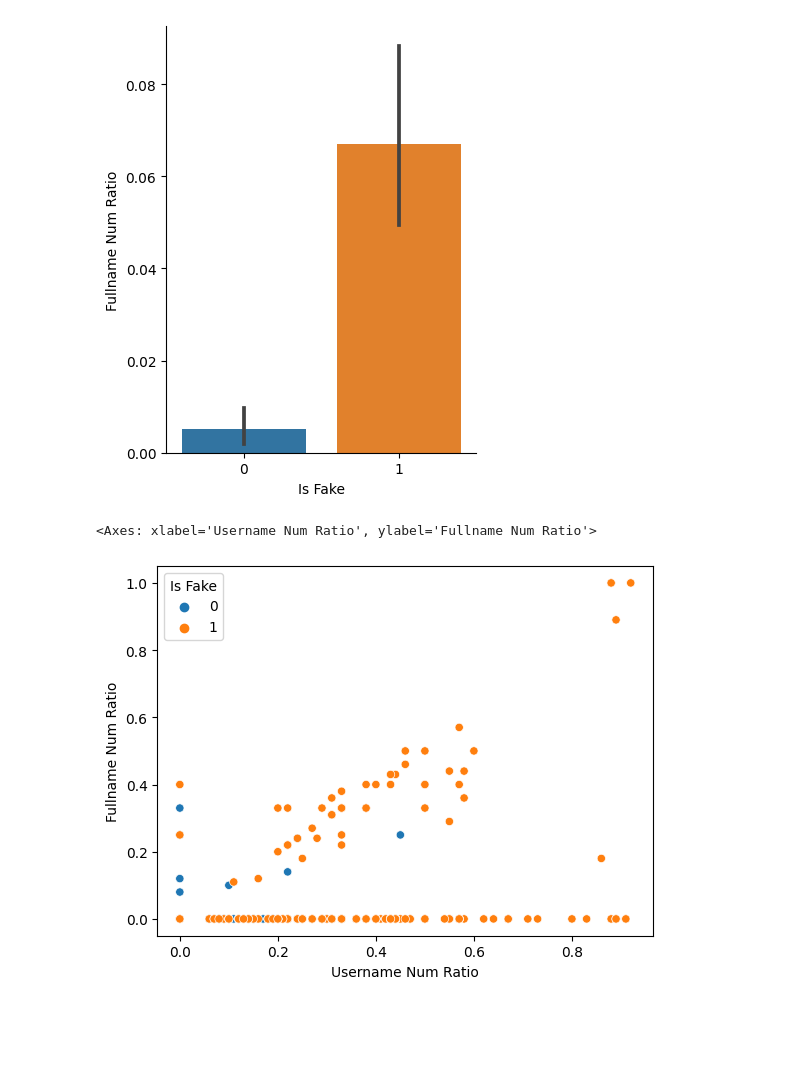
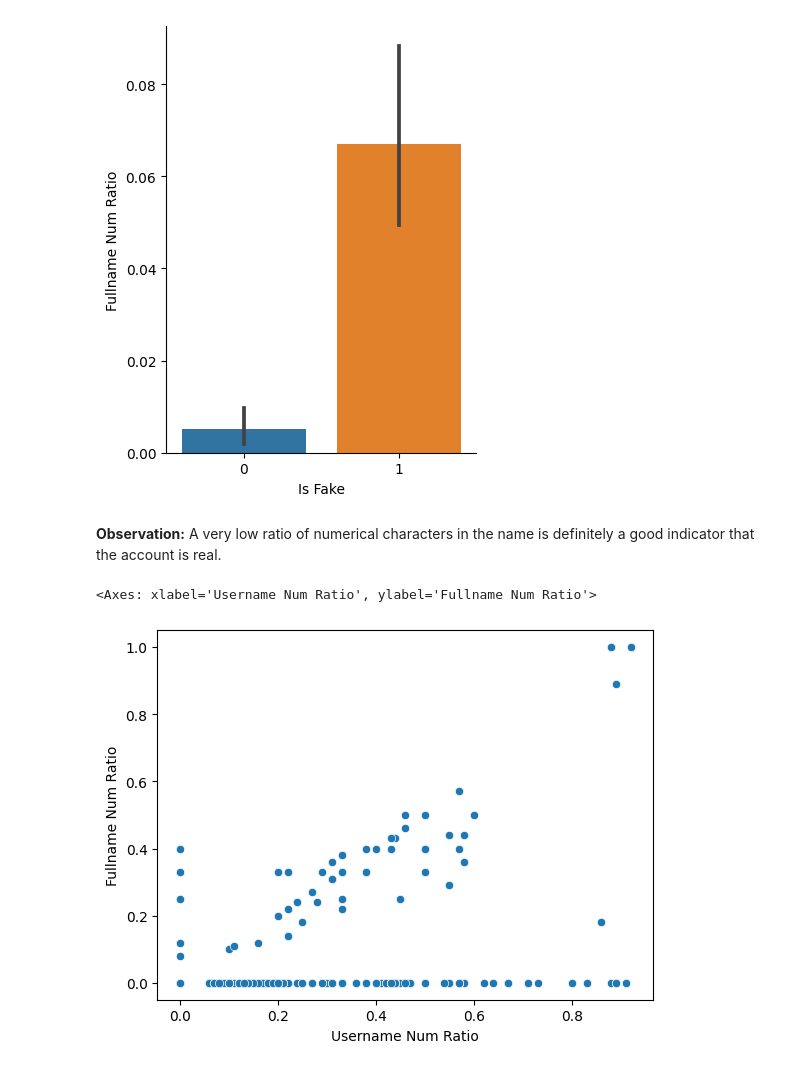
Before and after one commit to IlyasTcr/fake-instagram-accounts, a Jupyter notebook: main.ipynb, the cells around one changed output. Cells and saved outputs as stored; diff of their text form; code cells hidden in the pictures; blank space fills up the shorter version.

```diff
--- a/main.ipynb
+++ b/main.ipynb
@@ -251,8 +253,10 @@ sns.catplot(data=df, x="Is Fake", y="Fullname Num Ratio", kind="bar", height=5,
 # %% [output]
 <seaborn.axisgrid.FacetGrid at 0x...>
 [figure]
+# %% [markdown]
+**Observation:** A very low ratio of numerical characters in the name is definitely a good indicator that the account is real.
 # %%
-sns.scatterplot(x=df['Username Num Ratio'], y=df['Fullname Num Ratio'], hue=df['Is Fake'])
+sns.scatterplot(x=df['Username Num Ratio'], y=df['Fullname Num Ratio'])
 # %% [output]
 <Axes: xlabel='Username Num Ratio', ylabel='Fullname Num Ratio'>
-[figure, old version]
+[figure, new version]
```
Also changed, not shown: parts of 6 cells of this notebook.
